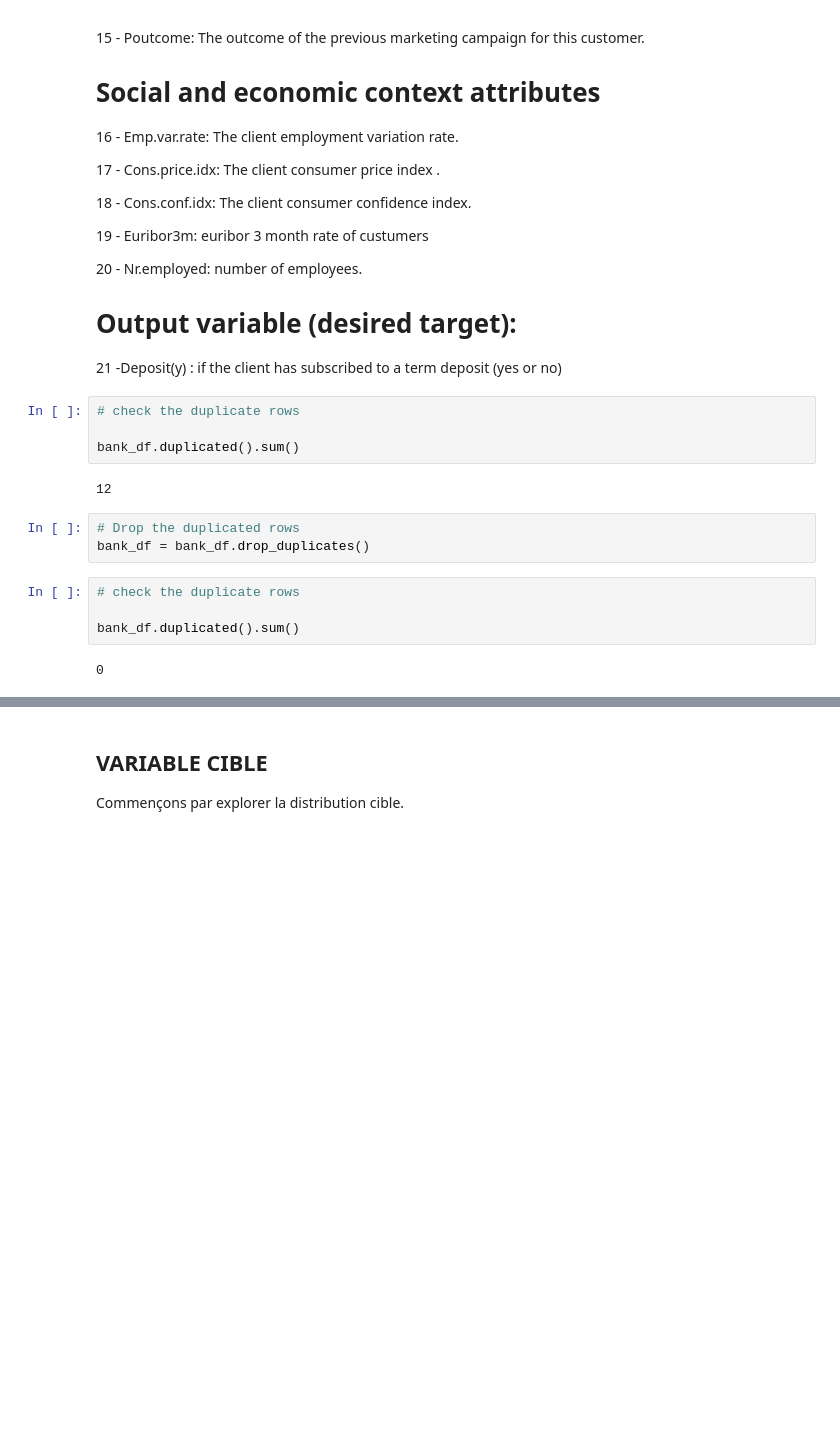
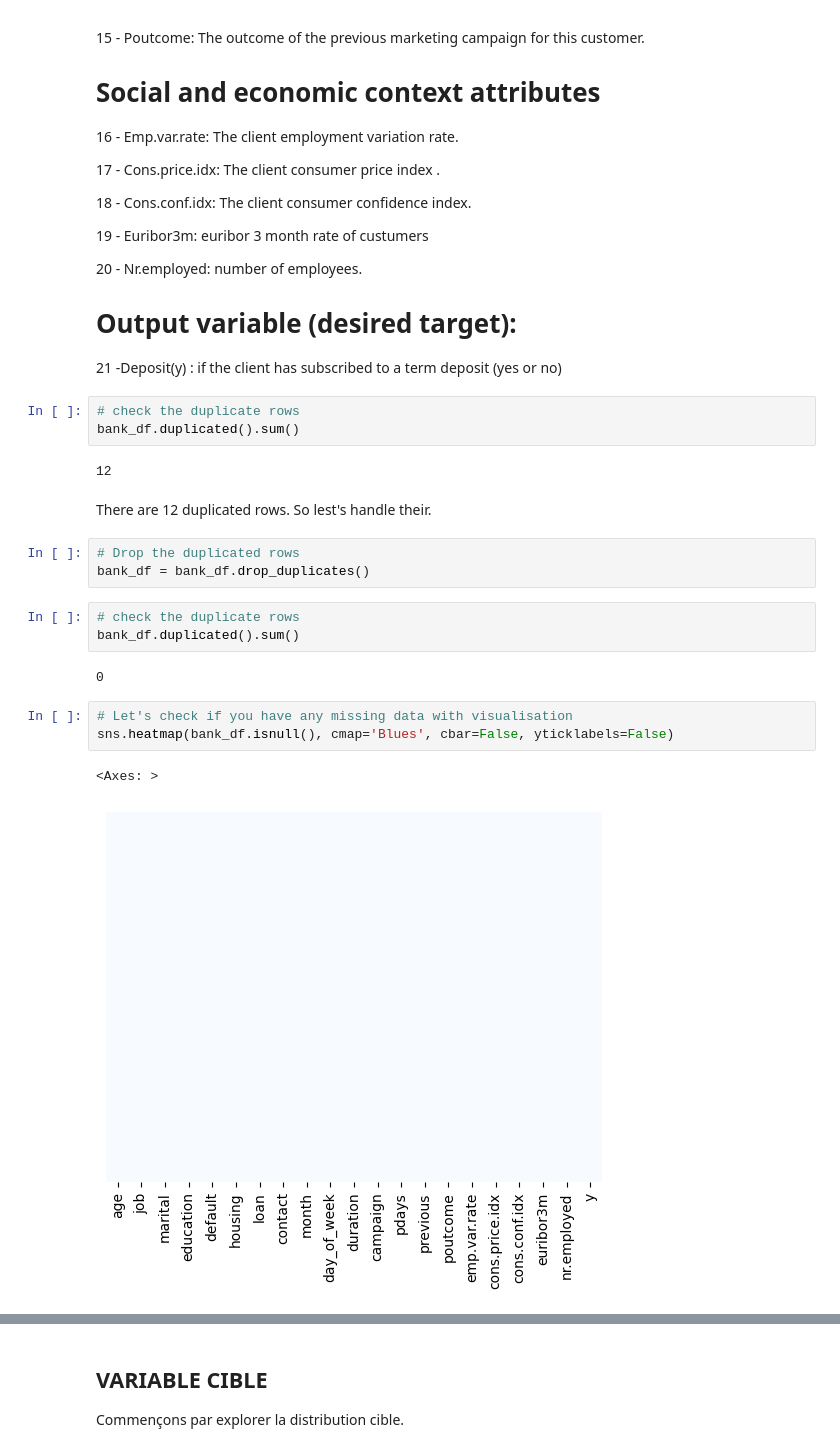
Before and after one commit to salif95/Bank_Marketing, a Jupyter notebook: bank_marketing.ipynb, the cells around one changed output, grey strips where cells are left out. Cells and saved outputs as stored; diff of their text form; blank space fills up the shorter version.

Commit message:
Update Data description

```diff
--- a/bank_marketing.ipynb
+++ b/bank_marketing.ipynb
@@ -149,16 +150,22 @@ Notre Dataset comprend 21 variables fournissant des informations sur 41188 clien
 21 -Deposit(y) : if the client has subscribed to a term deposit (yes or no)
 # %%
 # check the duplicate rows
-
 bank_df.duplicated().sum()
 # %% [output]
 12
+# %% [markdown]
+There are 12 duplicated rows. So lest's handle their.
 # %%
 # Drop the duplicated rows
 bank_df = bank_df.drop_duplicates()
 # %%
 # check the duplicate rows
-
 bank_df.duplicated().sum()
 # %% [output]
 0
+# %%
+# Let's check if you have any missing data with visualisation
+sns.heatmap(bank_df.isnull(), cmap='Blues', cbar=False, yticklabels=False)
+# %% [output]
+<Axes: >
+[figure, added]
```
Also changed, not shown: parts of 17 cells of this notebook.
